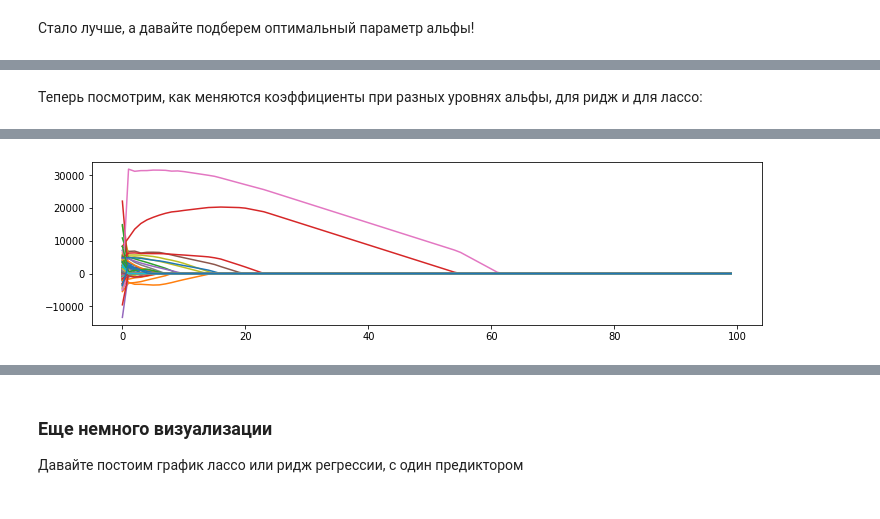
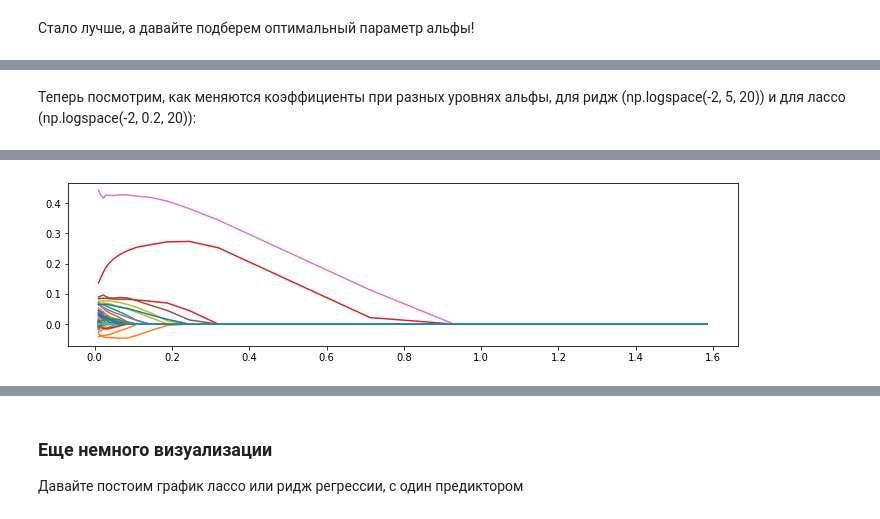
Before and after one commit to hse-econ-data-science/dap_2020_fall, a Jupyter notebook: sem10_11_linearRegression/sem11_linearRegression.ipynb, the cells around one changed output, grey strips where cells are left out. Saved outputs shown, nothing was run; the diff lists cells and outputs as text; code cells hidden in the pictures.

```diff
--- a/sem10_11_linearRegression/sem11_linearRegression.ipynb
+++ b/sem10_11_linearRegression/sem11_linearRegression.ipynb
@@ -454,11 +455,15 @@ train_data, test_data = train_test_split(train, test_size=0.5, random_state=67)
 X_train, Y_train = get_features_and_taget(train_data, "SalePrice")
 X_test, Y_test = get_features_and_taget(test_data, "SalePrice")
 
-scaler = StandardScaler()
+scaler_x = StandardScaler()
 X_train = scaler.fit_transform(X_train)
 X_test = scaler.transform(X_test)
 
-model = Lasso(alpha=20.0) # just change me to any other model
+scaler_y = StandardScaler()
+Y_train = scaler_y.fit_transform(Y_train.reshape((-1,1))).reshape(-1)
+Y_test = scaler_y.transform(Y_test.reshape((-1,1))).reshape(-1)
+
+model = Lasso(alpha=0.01) # just change me to any other model
 model.fit(X_train, Y_train)
 
 
@@ -477,7 +482,7 @@ runs = []
 
 from tqdm import tqdm_notebook
 
-for alpha in tqdm_notebook(np.linspace(1, 2000, 100)):
+for alpha in tqdm_notebook(np.logspace(-4, -1.5, 20)):
 
     model = Lasso(alpha=alpha) # change me between Ridge and Lasso
     model.fit(X_train, Y_train)
@@ -486,10 +491,11 @@ for alpha in tqdm_notebook(np.linspace(1, 2000, 100)):
     Y_test_prediced = model.predict(X_test)
 
 #     print("Alpha", alpha)
-#     print("Train R-squared Correlation", r2_score(Y_train_prediced, Y_train))
-#     print("Test R-squared Correlation", r2_score(Y_test_prediced, Y_test))
+#     print("Train R-squared", r2_score(Y_train_prediced, Y_train))
+#     print("Test R-squared", r2_score(Y_test_prediced, Y_test))
 
     runs.append({
+        "alpha": alpha,
         "coef": model.coef_,
         "train_score": r2_score(Y_train_prediced, Y_train),
         "test_score": r2_score(Y_test_prediced, Y_test),
@@ -497,8 +503,8 @@ for alpha in tqdm_notebook(np.linspace(1, 2000, 100)):
 
 
 plt.figure(figsize=(12,3))
-plt.plot([run["train_score"] for run in runs], label="train_score")
-plt.plot([run["test_score"] for run in runs], label="test_score")
+plt.plot([run["alpha"] for run in runs], [run["train_score"] for run in runs], label="train_score")
+plt.plot([run["alpha"] for run in runs], [run["test_score"] for run in runs], label="test_score")
 plt.legend()
 plt.show()
 # %% [output]
@@ -506,11 +513,11 @@ plt.show()
 # %% [markdown]
-Теперь посмотрим, как меняются коэффициенты при разных уровнях альфы, для ридж и для лассо:
+Теперь посмотрим, как меняются коэффициенты при разных уровнях альфы, для ридж (np.logspace(-2, 5, 20)) и для лассо (np.logspace(-2, 0.2, 20)):
 # %%
 runs = []
 
 from tqdm import tqdm_notebook
 
-for alpha in tqdm_notebook(np.linspace(1, 100000, 100)):
+for alpha in tqdm_notebook(np.logspace(-2, 0.2, 20)):
 
     model = Lasso(alpha=alpha) # change me between Ridge and Lasso
     model.fit(X_train, Y_train)
@@ -519,10 +526,11 @@ for alpha in tqdm_notebook(np.linspace(1, 100000, 100)):
     Y_test_prediced = model.predict(X_test)
 
 #     print("Alpha", alpha)
-#     print("Train R-squared Correlation", r2_score(Y_train_prediced, Y_train))
-#     print("Test R-squared Correlation", r2_score(Y_test_prediced, Y_test))
+#     print("Train R-squared", r2_score(Y_train_prediced, Y_train))
+#     print("Test R-squared", r2_score(Y_test_prediced, Y_test))
 
     runs.append({
+        "alpha": alpha,
         "coef": model.coef_,
         "train_score": r2_score(Y_train_prediced, Y_train),
         "test_score": r2_score(Y_test_prediced, Y_test),
@@ -530,6 +538,6 @@ for alpha in tqdm_notebook(np.linspace(1, 100000, 100)):
 
 
 plt.figure(figsize=(12,3))
-plt.plot(np.array([run["coef"] for run in runs]))
+plt.plot([run["alpha"] for run in runs], [run["coef"] for run in runs])
 plt.show()
 # %% [output]
@@ -536,4 +545,4 @@ plt.show()
-[figure, old version]
+[figure, new version]
 # %% [markdown]
 Материал для отличников: (optional)
 
```
Also changed, not shown: parts of 10 cells of this notebook.
